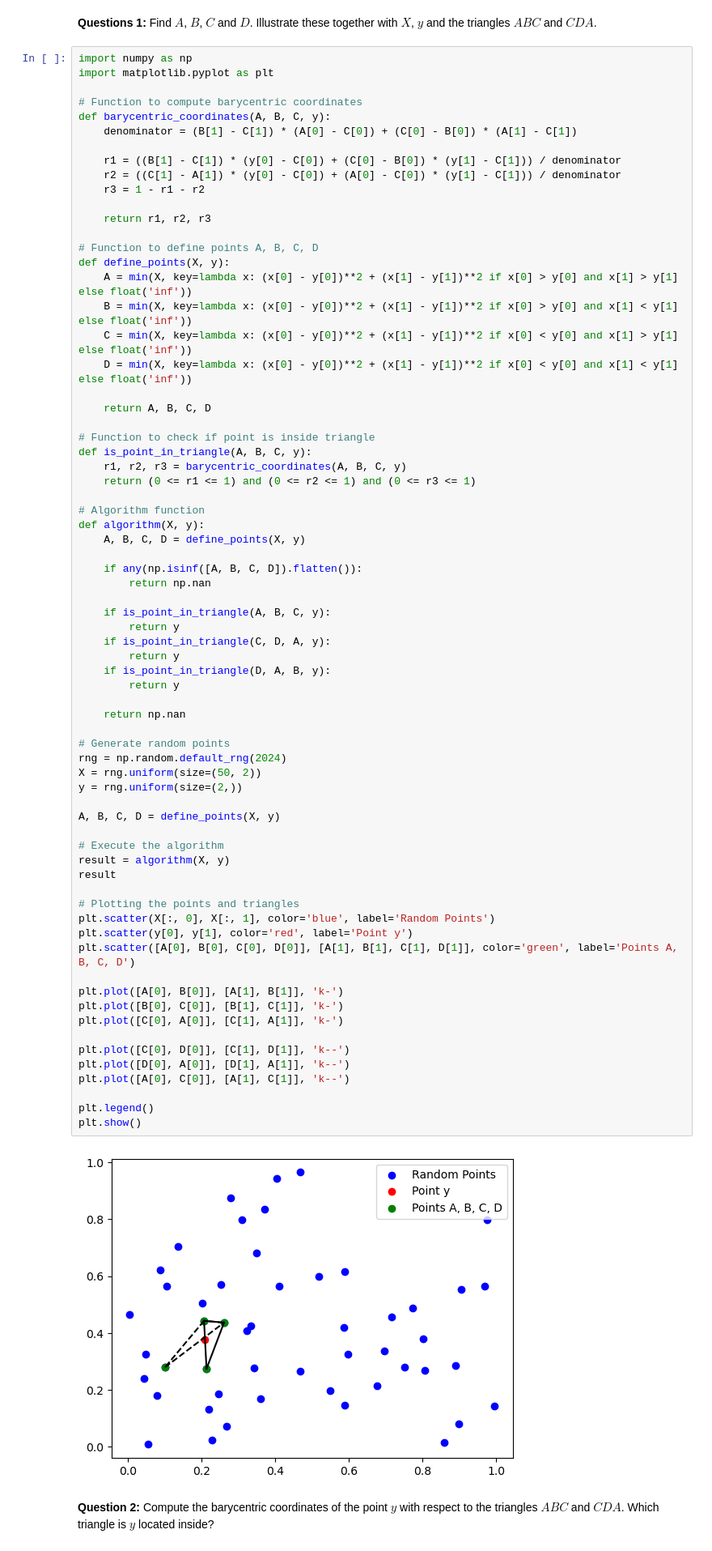
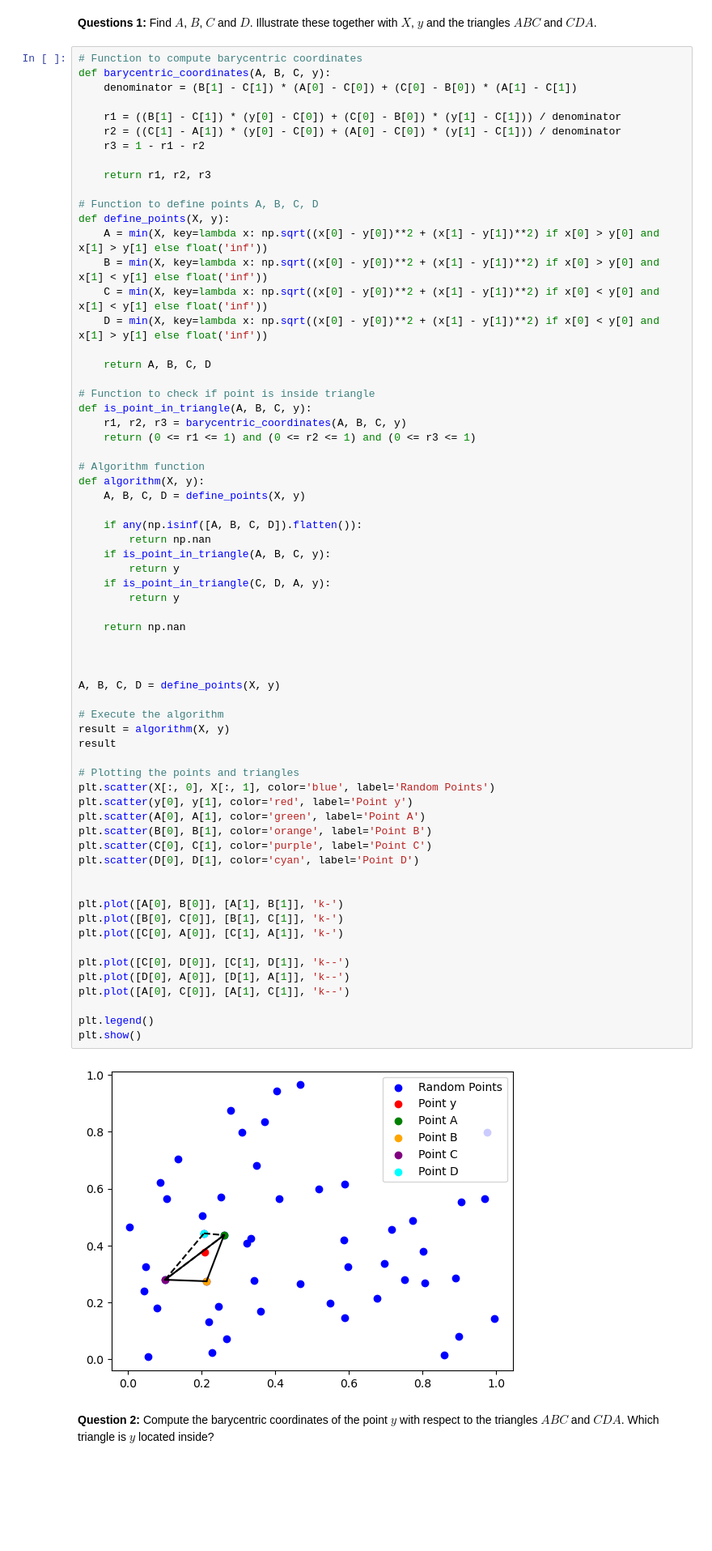
Before and after one commit to NumEconCopenhagen/projects-2024-daniel-og-lukas, a Jupyter notebook: examproject/exam_2024.ipynb, the cells around one changed output. Shown at 81% size. Saved outputs shown, nothing was run; the diff lists cells and outputs as text; blank space fills up the shorter version.

```diff
--- a/examproject/exam_2024.ipynb
+++ b/examproject/exam_2024.ipynb
@@ -661,9 +642,6 @@ y = rng.uniform(size=(2,))
 # %% [markdown]
 **Questions 1:** Find $A$, $B$, $C$ and $D$. Illustrate these together with $X$, $y$ and the triangles $ABC$ and $CDA$.
 # %%
-import numpy as np
-import matplotlib.pyplot as plt
-
 # Function to compute barycentric coordinates
 def barycentric_coordinates(A, B, C, y):
     denominator = (B[1] - C[1]) * (A[0] - C[0]) + (C[0] - B[0]) * (A[1] - C[1])
@@ -676,10 +654,10 @@ def barycentric_coordinates(A, B, C, y):
 
 # Function to define points A, B, C, D
 def define_points(X, y):
-    A = min(X, key=lambda x: (x[0] - y[0])**2 + (x[1] - y[1])**2 if x[0] > y[0] and x[1] > y[1] else float('inf'))
-    B = min(X, key=lambda x: (x[0] - y[0])**2 + (x[1] - y[1])**2 if x[0] > y[0] and x[1] < y[1] else float('inf'))
-    C = min(X, key=lambda x: (x[0] - y[0])**2 + (x[1] - y[1])**2 if x[0] < y[0] and x[1] > y[1] else float('inf'))
-    D = min(X, key=lambda x: (x[0] - y[0])**2 + (x[1] - y[1])**2 if x[0] < y[0] and x[1] < y[1] else float('inf'))
+    A = min(X, key=lambda x: np.sqrt((x[0] - y[0])**2 + (x[1] - y[1])**2) if x[0] > y[0] and x[1] > y[1] else float('inf'))
+    B = min(X, key=lambda x: np.sqrt((x[0] - y[0])**2 + (x[1] - y[1])**2) if x[0] > y[0] and x[1] < y[1] else float('inf'))
+    C = min(X, key=lambda x: np.sqrt((x[0] - y[0])**2 + (x[1] - y[1])**2) if x[0] < y[0] and x[1] < y[1] else float('inf'))
+    D = min(X, key=lambda x: np.sqrt((x[0] - y[0])**2 + (x[1] - y[1])**2) if x[0] < y[0] and x[1] > y[1] else float('inf'))
 
     return A, B, C, D
 
@@ -694,44 +672,42 @@ def algorithm(X, y):
 
     if any(np.isinf([A, B, C, D]).flatten()):
         return np.nan
-
     if is_point_in_triangle(A, B, C, y):
         return y
     if is_point_in_triangle(C, D, A, y):
         return y
-    if is_point_in_triangle(D, A, B, y):
-        return y
 
     return np.nan
 
-# Generate random points
-rng = np.random.default_rng(2024)
-X = rng.uniform(size=(50, 2))
-y = rng.uniform(size=(2,))
+
 
 A, B, C, D = define_points(X, y)
 
 # Execute the algorithm
 result = algorithm(X, y)
 result
 
 # Plotting the points and triangles
 plt.scatter(X[:, 0], X[:, 1], color='blue', label='Random Points')
 plt.scatter(y[0], y[1], color='red', label='Point y')
-plt.scatter([A[0], B[0], C[0], D[0]], [A[1], B[1], C[1], D[1]], color='green', label='Points A, B, C, D')
+plt.scatter(A[0], A[1], color='green', label='Point A')
+plt.scatter(B[0], B[1], color='orange', label='Point B')
+plt.scatter(C[0], C[1], color='purple', label='Point C')
+plt.scatter(D[0], D[1], color='cyan', label='Point D')
+
 
 plt.plot([A[0], B[0]], [A[1], B[1]], 'k-')
 plt.plot([B[0], C[0]], [B[1], C[1]], 'k-')
 plt.plot([C[0], A[0]], [C[1], A[1]], 'k-')
 
 plt.plot([C[0], D[0]], [C[1], D[1]], 'k--')
 plt.plot([D[0], A[0]], [D[1], A[1]], 'k--')
 plt.plot([A[0], C[0]], [A[1], C[1]], 'k--')
 
 plt.legend()
 plt.show()
 # %% [output]
-[figure, old version]
+[figure, new version]
 # %% [markdown]
 **Question 2:** Compute the barycentric coordinates of the point $y$ with respect to the triangles $ABC$ and $CDA$. Which triangle is $y$ located inside?
 # %%
```
Also changed, not shown: parts of 15 cells of this notebook.
